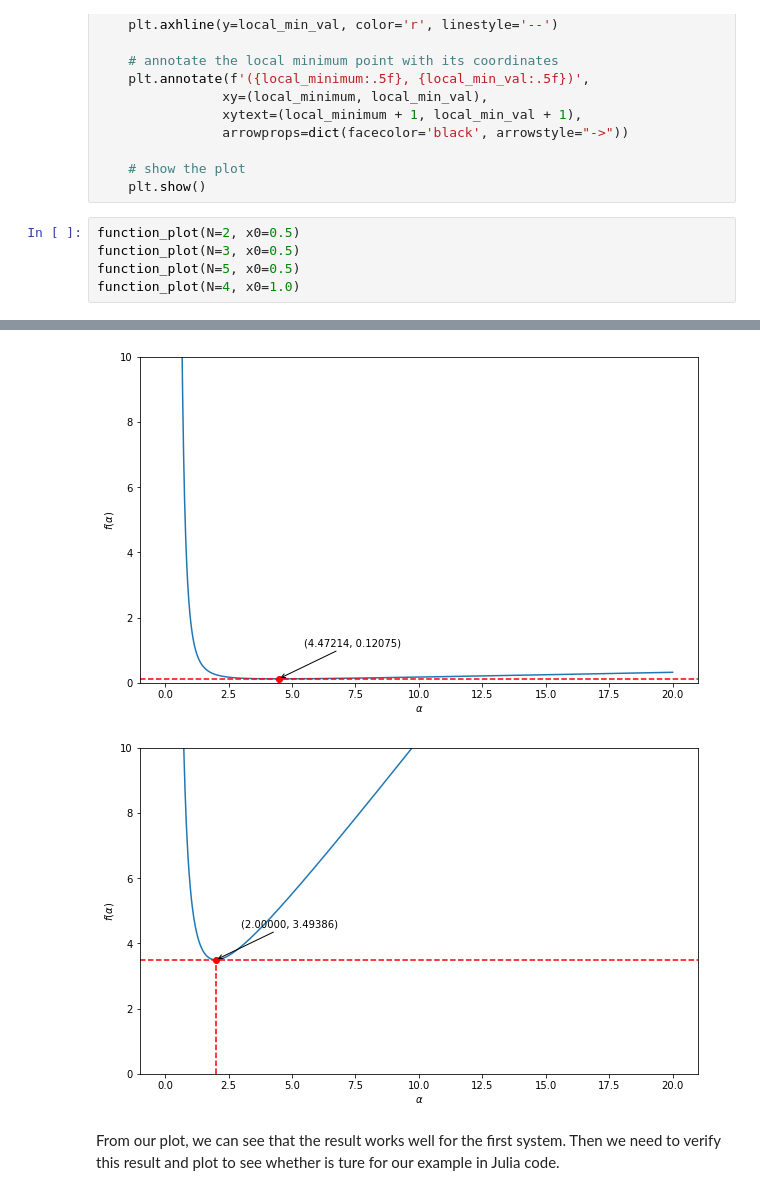
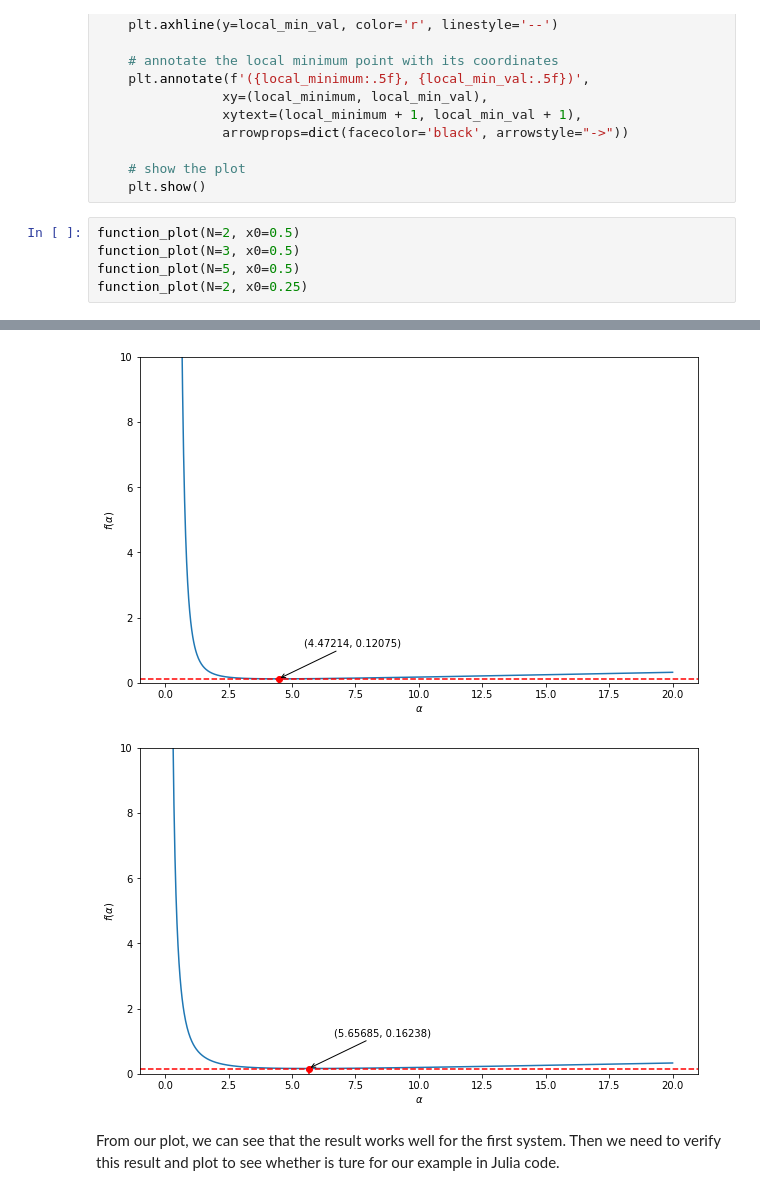
Before and after one commit to yubocai-poly/Reachability-Problem-of-ODE, a Jupyter notebook: Reachability/evaluation/Quadra_exmaple/numerical_optimi.ipynb, the cells around one changed output, grey strips where cells are left out. Drawn from its saved outputs; the diff is of its cells as text.

```diff
--- a/Reachability/evaluation/Quadra_exmaple/numerical_optimi.ipynb
+++ b/Reachability/evaluation/Quadra_exmaple/numerical_optimi.ipynb
@@ -121,12 +121,12 @@ def function_plot(N, x0):
 # %%
 function_plot(N=2, x0=0.5)
 function_plot(N=3, x0=0.5)
 function_plot(N=5, x0=0.5)
-function_plot(N=4, x0=1.0)
+function_plot(N=2, x0=0.25)
 # %% [output]
 [figure]
 [figure]
 [figure]
-[figure, old version]
+[figure, new version]
 # %% [markdown]
 From our plot, we can see that the result works well for the first system. Then we need to verify this result and plot to see whether is ture for our example in Julia code.
```
Also changed, not shown: 4 other files.
